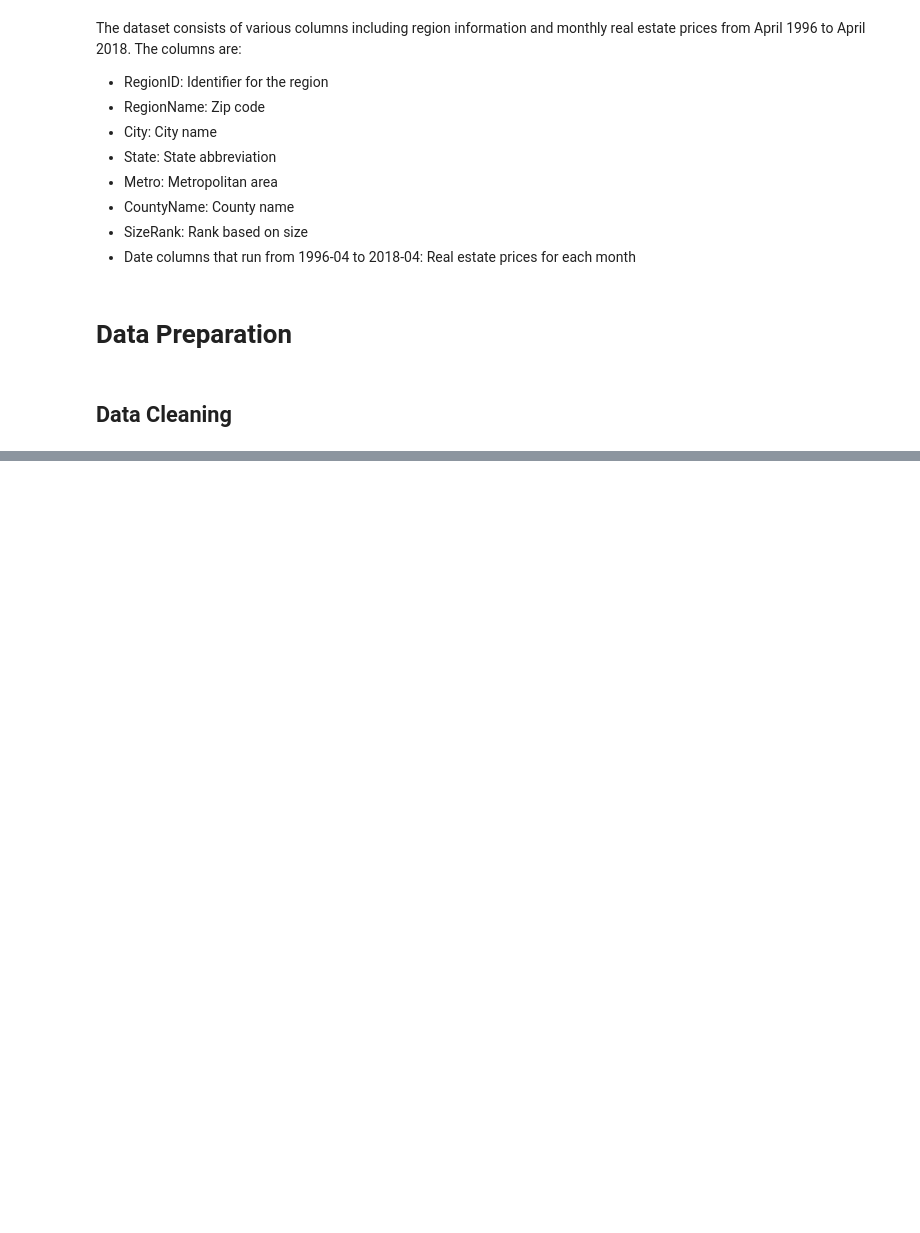
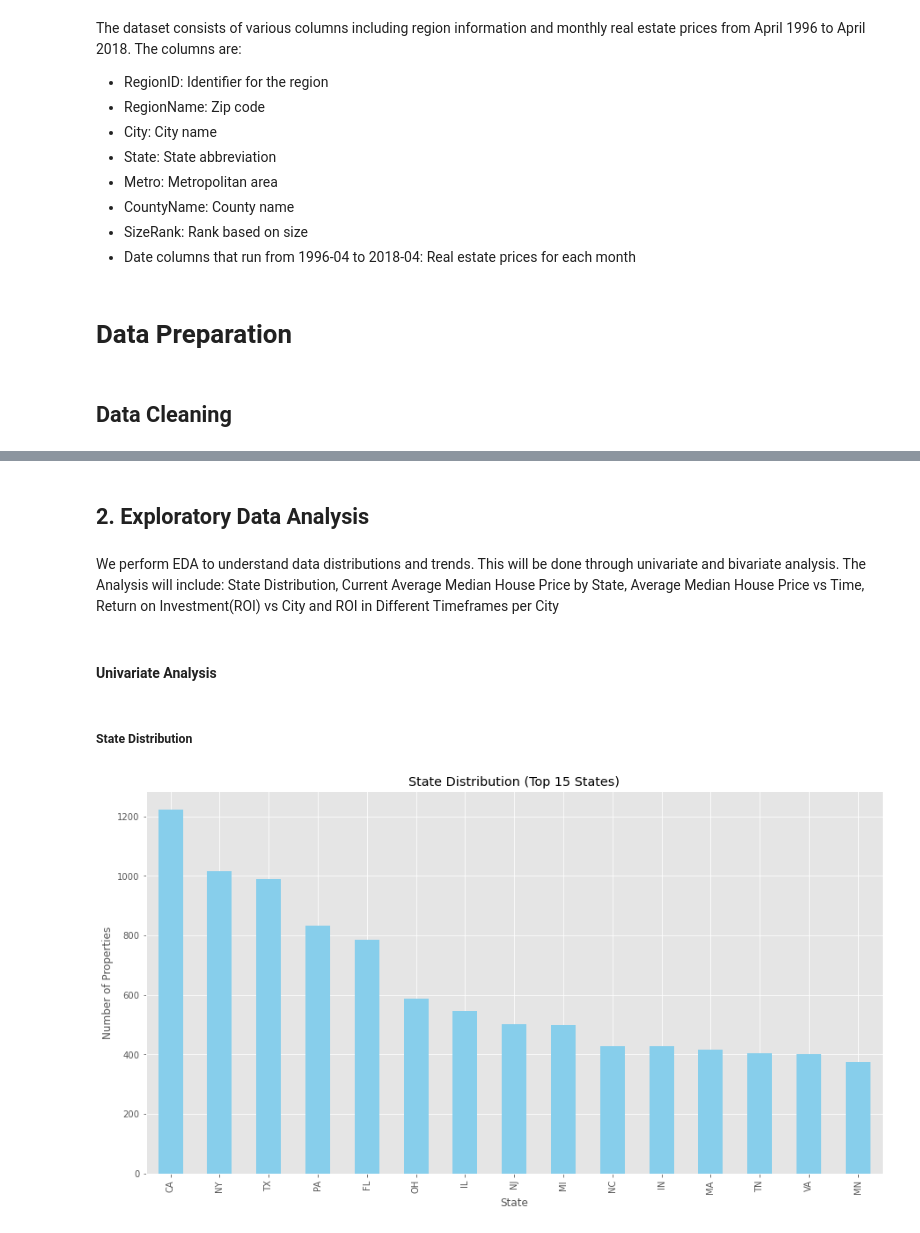
Before and after one commit to mbuvimuia/Time-Series-Analysis-Zillow-Data, a Jupyter notebook: index.ipynb, the cells around one changed output, grey strips where cells are left out. Drawn from its saved outputs; the diff is of its cells as text; code cells hidden in the pictures; blank space fills up the shorter version.

Commit message:
Update analysis

```diff
--- a/index.ipynb
+++ b/index.ipynb
@@ -174,6 +115,0 @@ df= df.rename(columns={"RegionName": "ZipCode"})
-# %%
-#RegionName
-df['ZipCode'] = df['ZipCode'].astype('category')
-# %%
-#Drop irrelevant columns
-df.drop(['RegionID'], inplace=True,axis=1)
@@ -653,0 +147,3 @@ The histogram with a KDE curve displays the distribution of average median house
+# %%
+df_cleaned = df.drop(columns=['Metro'])
+df_cleaned.head()
@@ -653,0 +160,7 @@ The histogram with a KDE curve displays the distribution of average median house
+# %%
+# Convert date columns to datetime format
+df_columns = df_cleaned.columns[7:]
+df_cleaned[df_columns] = df_cleaned[df_columns].apply(pd.to_numeric, errors='coerce')
+
+# Display data types, see if date columns are numeric
+df_cleaned.dtypes
@@ -653,0 +180,24 @@ The histogram with a KDE curve displays the distribution of average median house
+# %% [markdown]
+## 2. Exploratory Data Analysis
+# %% [markdown]
+We perform EDA to understand data distributions and trends. This will be done through univariate and bivariate analysis. The Analysis will include: State Distribution, Current Average Median House Price by State, Average Median House Price vs Time, Return on Investment(ROI) vs City and ROI in Different Timeframes per City
+# %% [markdown]
+#### Univariate Analysis
+# %% [markdown]
+##### State Distribution
+# %%
+# Get the top 15 states by the number of properties
+top_states = df_cleaned['State'].value_counts().nlargest(15).index
+data_top_states = df_cleaned[df_cleaned['State'].isin(top_states)]
+
+# State Distribution
+state_distribution_top = data_top_states['State'].value_counts()
+
+plt.figure(figsize=(15, 8))
+state_distribution_top.plot(kind='bar', color='skyblue')
+plt.xlabel('State')
+plt.ylabel('Number of Properties')
+plt.title('State Distribution (Top 15 States)')
+plt.show()
+# %% [output]
+[figure, added]
```
Also changed, not shown: parts of 78 cells of this notebook.
